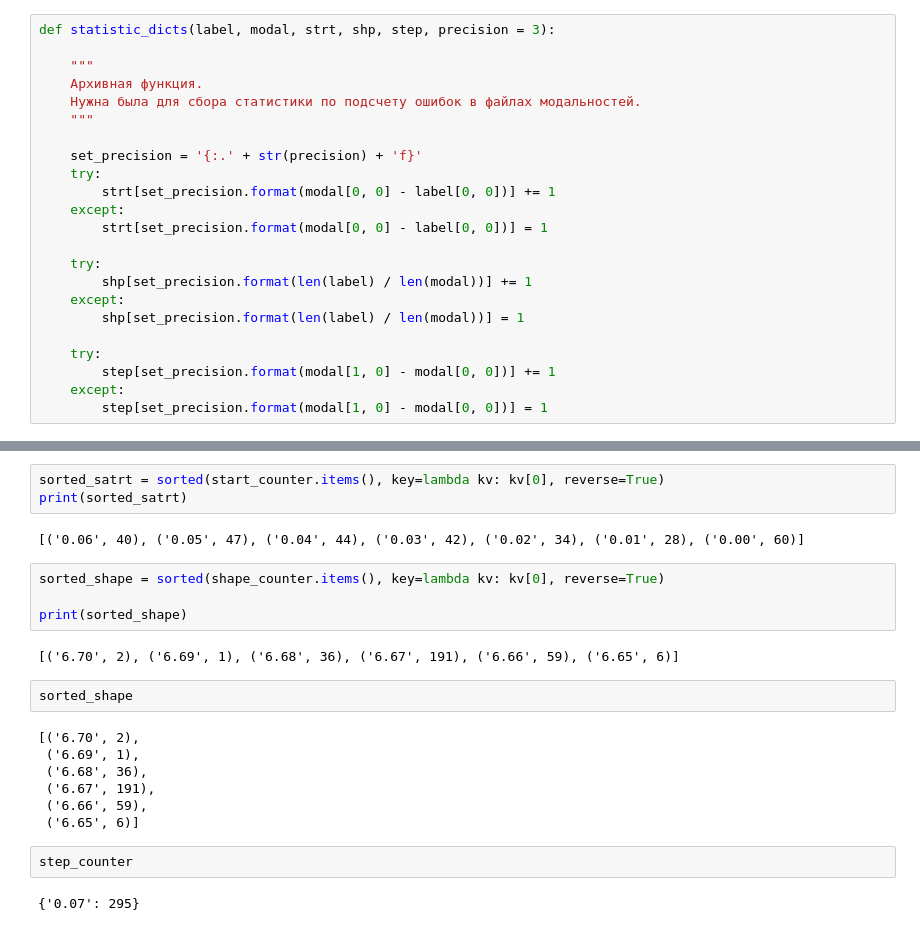
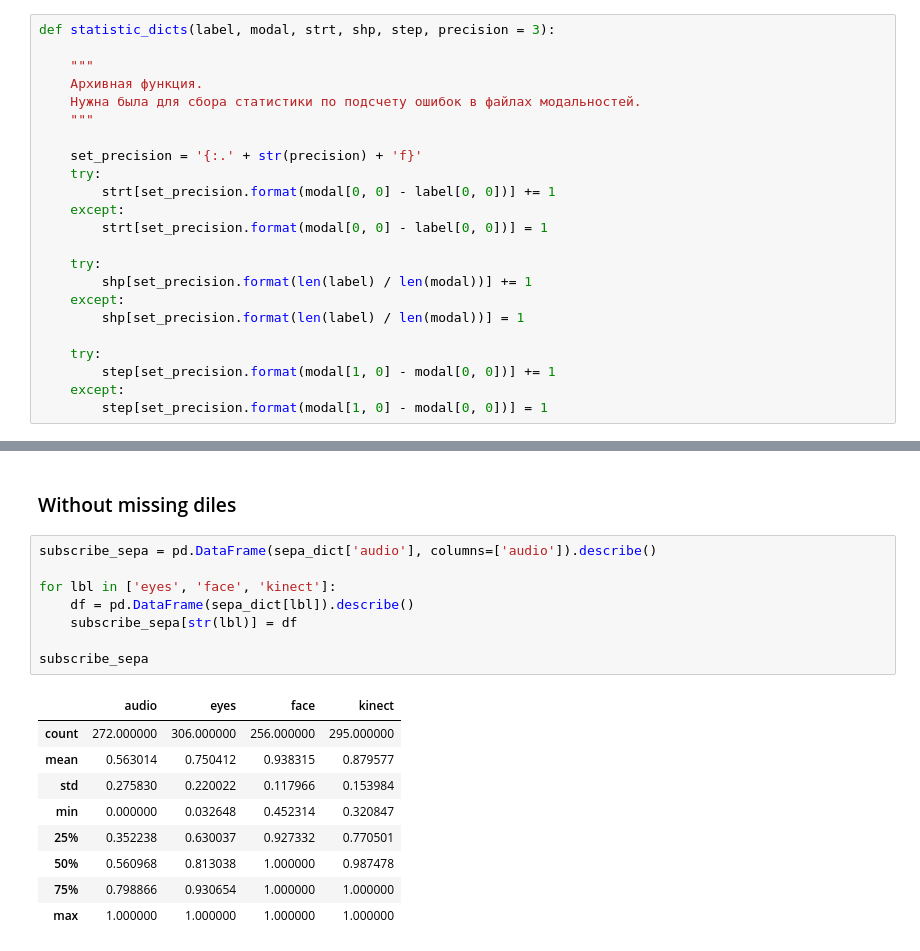
Before and after one commit to kryack/EmoRecognize, a Jupyter notebook: DataReview.ipynb, the cells around one changed output, grey strips where cells are left out. Cells and saved outputs as stored; diff of their text form.

```diff
--- a/DataReview.ipynb
+++ b/DataReview.ipynb
@@ -385,24 +393,20 @@ for key, value in dict_of_labels.items():
-# %%
-sorted_satrt = sorted(start_counter.items(), key=lambda kv: kv[0], reverse=True)
-print(sorted_satrt)
-# %% [output]
-[('0.06', 40), ('0.05', 47), ('0.04', 44), ('0.03', 42), ('0.02', 34), ('0.01', 28), ('0.00', 60)]
-# %%
-sorted_shape = sorted(shape_counter.items(), key=lambda kv: kv[0], reverse=True)
-
-print(sorted_shape)
-# %% [output]
-[('6.70', 2), ('6.69', 1), ('6.68', 36), ('6.67', 191), ('6.66', 59), ('6.65', 6)]
-# %%
-sorted_shape
-# %% [output]
-[('6.70', 2),
- ('6.69', 1),
- ('6.68', 36),
- ('6.67', 191),
- ('6.66', 59),
- ('6.65', 6)]
-# %%
-step_counter
-# %% [output]
-{'0.07': 295}
+# %% [markdown]
+### Without missing diles
+# %%
+subscribe_sepa = pd.DataFrame(sepa_dict['audio'], columns=['audio']).describe()
+
+for lbl in ['eyes', 'face', 'kinect']:
+    df = pd.DataFrame(sepa_dict[lbl]).describe()
+    subscribe_sepa[str(lbl)] = df
+
+subscribe_sepa
+# %% [output]
+|  | audio | eyes | face | kinect |
+| count | 272.000000 | 306.000000 | 256.000000 | 295.000000 |
+| mean | 0.563014 | 0.750412 | 0.938315 | 0.879577 |
+| std | 0.275830 | 0.220022 | 0.117966 | 0.153984 |
+| min | 0.000000 | 0.032648 | 0.452314 | 0.320847 |
+| 25% | 0.352238 | 0.630037 | 0.927332 | 0.770501 |
+| 50% | 0.560968 | 0.813038 | 1.000000 | 0.987478 |
+| 75% | 0.798866 | 0.930654 | 1.000000 | 1.000000 |
+| max | 1.000000 | 1.000000 | 1.000000 | 1.000000 |
```
Also changed, not shown: parts of 26 cells of this notebook.
